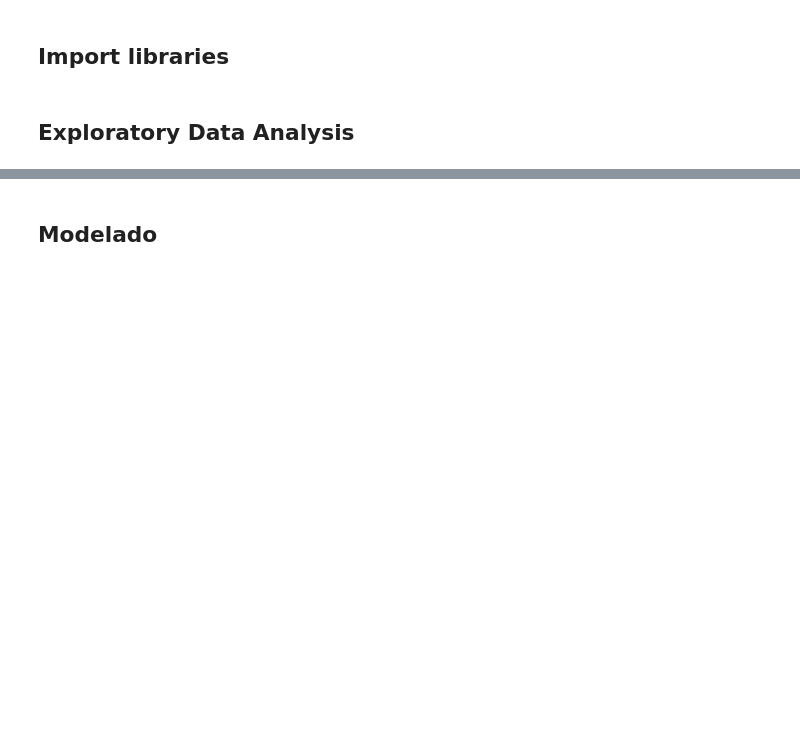
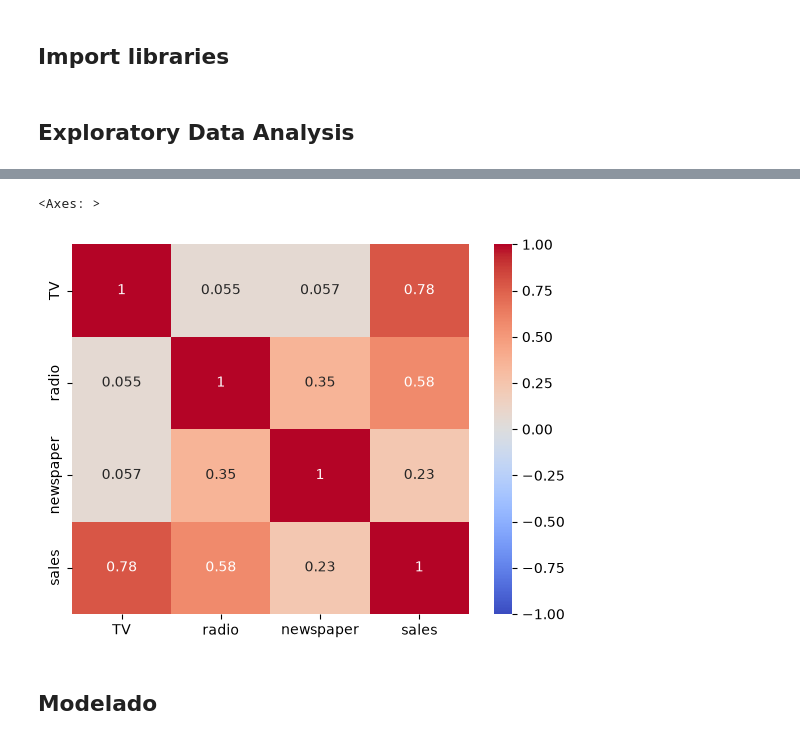
Before and after one commit to GeraFabiKu/2026-10-BILBAO-FT-Data-Science, a Jupyter notebook: 3-Machine_Learning/1-Supervisado/1-Regression/3-Regularization/ejercicios/Advertising_RidgeLasso.ipynb, the cells around one changed output, grey strips where cells are left out. Cells and saved outputs as stored; diff of their text form; code cells hidden in the pictures; blank space fills up the shorter version.

```diff
--- a/3-Machine_Learning/1-Supervisado/1-Regression/3-Regularization/ejercicios/Advertising_RidgeLasso.ipynb
+++ b/3-Machine_Learning/1-Supervisado/1-Regression/3-Regularization/ejercicios/Advertising_RidgeLasso.ipynb
@@ -32,3 +115,8 @@ from sklearn.metrics import mean_absolute_error, mean_squared_error, r2_score
+# %%
+sns.heatmap(df.corr(), annot=True, cmap="coolwarm", vmin=-1)
+# %% [output]
+<Axes: >
+[figure, added]
 # %% [markdown]
 ## Modelado
 # %%
```
Also changed, not shown: parts of 42 cells of this notebook, 9 other files.
